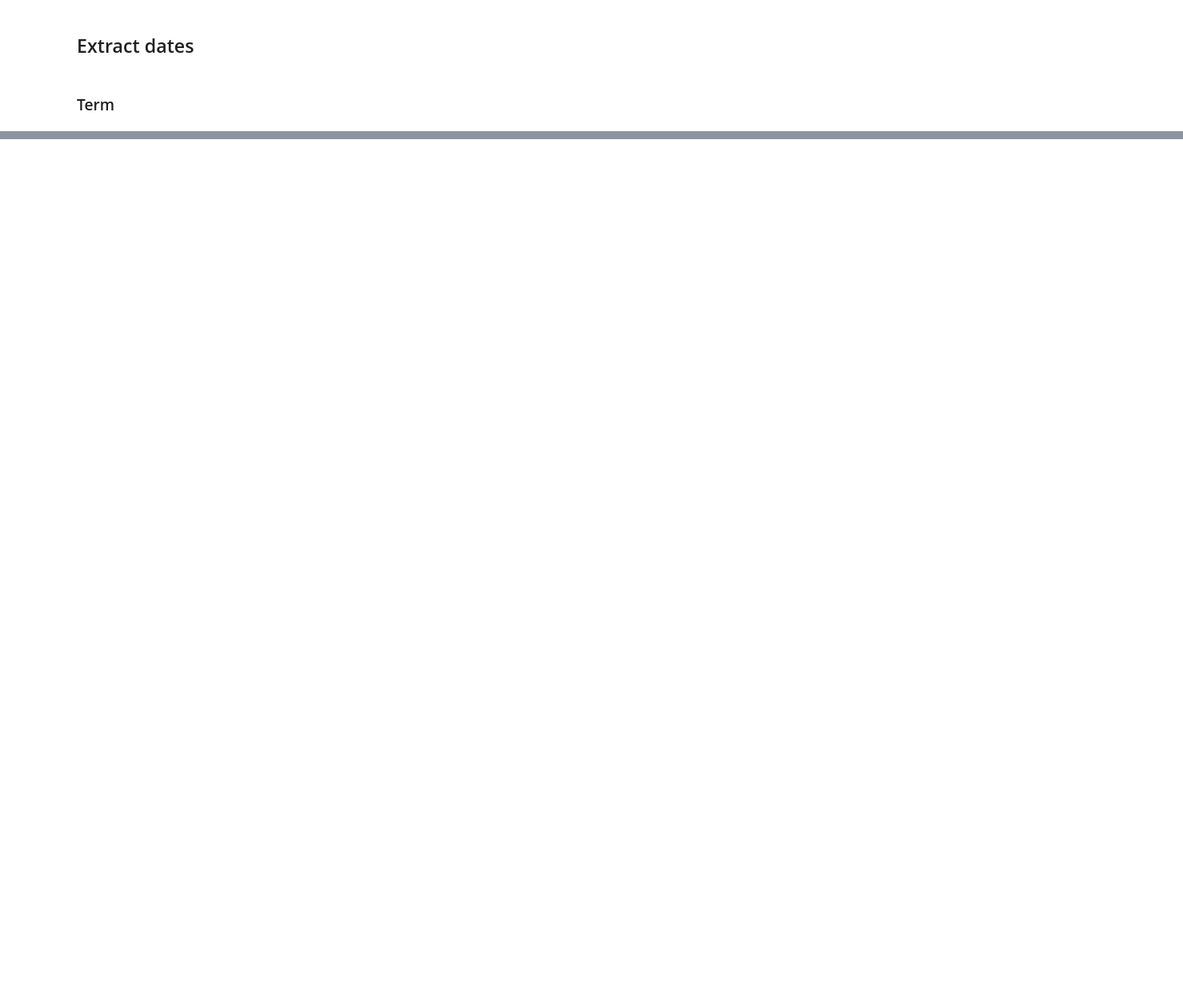
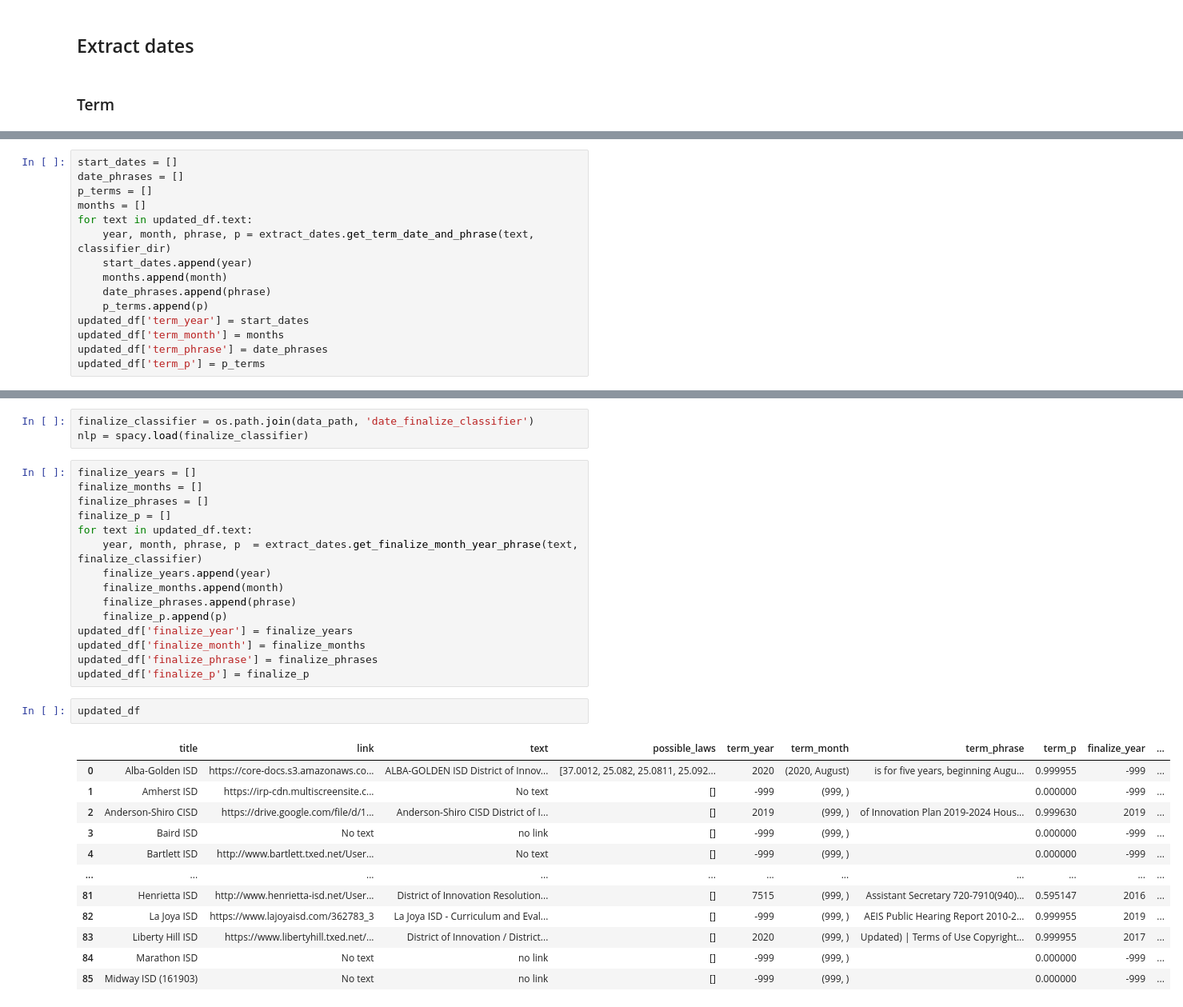
Before and after one commit to KylieLAnglin/dofis, a Jupyter notebook: data_from_plans/10a_update_dois.ipynb, the cells around one changed output, grey strips where cells are left out. Shown at 80% size. Drawn from its saved outputs; the diff is of its cells as text; blank space fills up the shorter version.

Commit message:
add date classifier, export to update dates & laws

```diff
--- a/data_from_plans/10a_update_dois.ipynb
+++ b/data_from_plans/10a_update_dois.ipynb
@@ -185,0 +180,15 @@ classifier_dir
+# %%
+start_dates = []
+date_phrases = []
+p_terms = []
+months = []
+for text in updated_df.text:
+    year, month, phrase, p = extract_dates.get_term_date_and_phrase(text, classifier_dir)
+    start_dates.append(year)
+    months.append(month)
+    date_phrases.append(phrase)
+    p_terms.append(p)
+updated_df['term_year'] = start_dates
+updated_df['term_month'] = months
+updated_df['term_phrase'] = date_phrases
+updated_df['term_p'] = p_terms
@@ -185,0 +213,33 @@ classifier_dir
+# %%
+finalize_classifier = os.path.join(data_path, 'date_finalize_classifier')
+nlp = spacy.load(finalize_classifier)
+# %%
+finalize_years = []
+finalize_months = []
+finalize_phrases = []
+finalize_p = []
+for text in updated_df.text:
+    year, month, phrase, p  = extract_dates.get_finalize_month_year_phrase(text, finalize_classifier)
+    finalize_years.append(year)
+    finalize_months.append(month)
+    finalize_phrases.append(phrase)
+    finalize_p.append(p)
+updated_df['finalize_year'] = finalize_years
+updated_df['finalize_month'] = finalize_months
+updated_df['finalize_phrase'] = finalize_phrases
+updated_df['finalize_p'] = finalize_p
+# %%
+updated_df
+# %% [output]
+|  | title | link | text | possible_laws | term_year | term_month | term_phrase | term_p | finalize_year | ... |
+| 0 | Alba-Golden ISD | https://core-docs.s3.amazonaws.co... | ALBA-GOLDEN ISD District of Innov... | [37.0012, 25.082, 25.0811, 25.092... | 2020 | (2020, August) | is for five years, beginning Augu... | 0.999955 | -999 | ... |
+| 1 | Amherst ISD | https://irp-cdn.multiscreensite.c... | No text | [] | -999 | (999, ) |  | 0.000000 | -999 | ... |
+| 2 | Anderson-Shiro CISD | https://drive.google.com/file/d/1... | Anderson-Shiro CISD District of I... | [] | 2019 | (999, ) | of Innovation Plan 2019-2024 Hous... | 0.999630 | 2019 | ... |
+| 3 | Baird ISD | No text | no link | [] | -999 | (999, ) |  | 0.000000 | -999 | ... |
+| 4 | Bartlett ISD | http://www.bartlett.txed.net/User... | No text | [] | -999 | (999, ) |  | 0.000000 | -999 | ... |
+| ... | ... | ... | ... | ... | ... | ... | ... | ... | ... | ... |
+| 81 | Henrietta ISD | http://www.henrietta-isd.net/User... | District of Innovation Resolution... | [] | 7515 | (999, ) | Assistant Secretary 720-7910(940)... | 0.595147 | 2016 | ... |
+| 82 | La Joya ISD | https://www.lajoyaisd.com/362783_3 | La Joya ISD - Curriculum and Eval... | [] | -999 | (999, ) | AEIS Public Hearing Report 2010-2... | 0.999955 | 2019 | ... |
+| 83 | Liberty Hill ISD | https://www.libertyhill.txed.net/... | District of Innovation / District... | [] | 2020 | (999, ) | Updated) | Terms of Use Copyright... | 0.999955 | 2017 | ... |
+| 84 | Marathon ISD | No text | no link | [] | -999 | (999, ) |  | 0.000000 | -999 | ... |
+| 85 | Midway ISD (161903) | No text | no link | [] | -999 | (999, ) |  | 0.000000 | -999 | ... |
```
Also changed, not shown: parts of 12 cells of this notebook, 3 other files.
